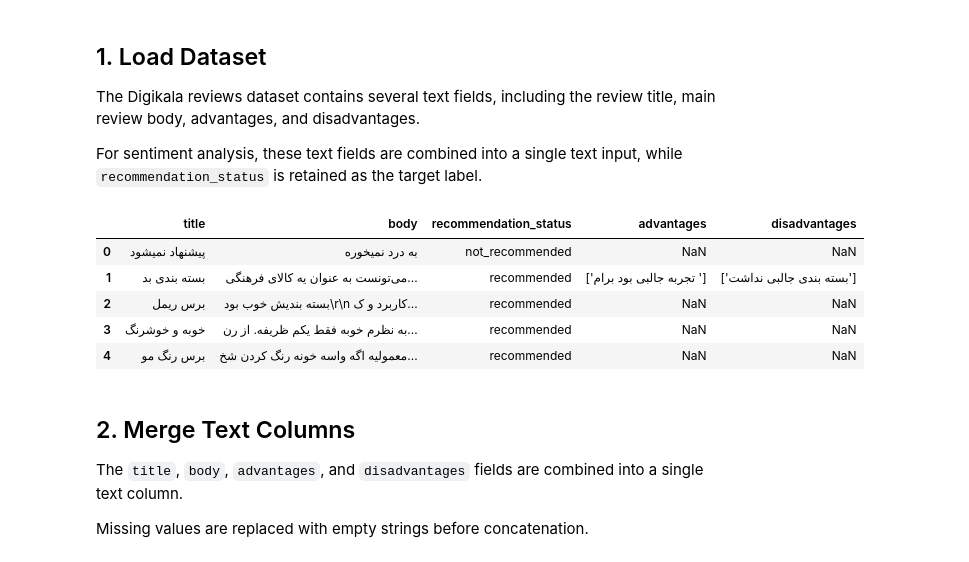
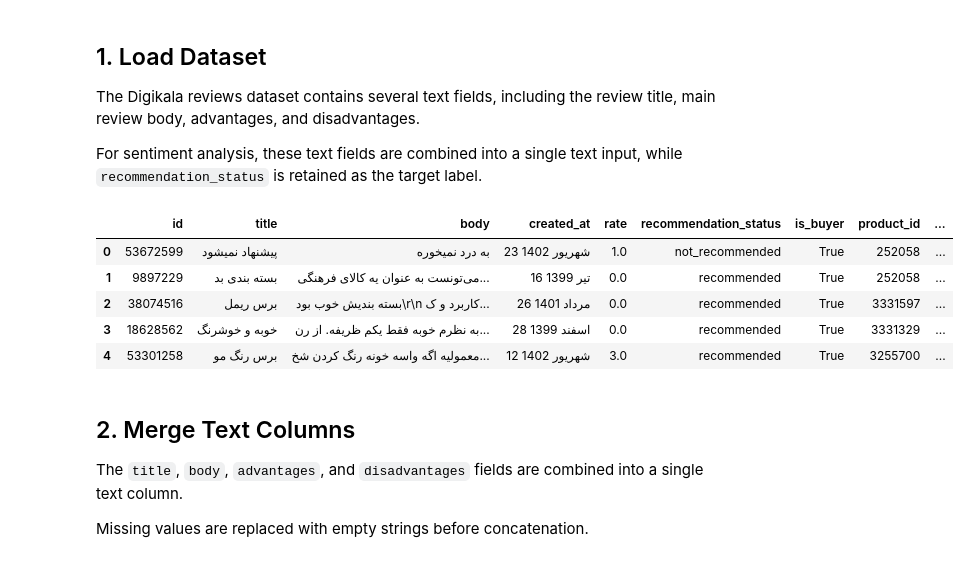
Before and after one commit to nadiyashafie/Sentiment-Analysis-Digikala, a Jupyter notebook: notebooks/02_preprocessing.ipynb, the cells around one changed output. Saved outputs shown, nothing was run; the diff lists cells and outputs as text; code cells hidden in the pictures.

```diff
--- a/notebooks/02_preprocessing.ipynb
+++ b/notebooks/02_preprocessing.ipynb
@@ -25,14 +25,13 @@ For sentiment analysis, these text fields are combined into a single text input,
 # %%
 pd.set_option('display.max_colwidth', None)
 file_path = "../data/digikala-comments.csv"
 
-target_df = pd.read_csv(file_path, usecols=['title','body','advantages','disadvantages','recommendation_status'])
-
-target_df.head()
+df = pd.read_csv(file_path, encoding="utf-8")
+df.head()
 # %% [output]
-|  | title | body | recommendation_status | advantages | disadvantages |
-| 0 | پیشنهاد نمیشود | به درد نمیخوره | not_recommended | NaN | NaN |
-| 1 | بسته بندی بد | می‌تونست به عنوان یه کالای فرهنگی... | recommended | ['تجربه جالبی بود برام '] | ['بسته بندی جالبی نداشت'] |
-| 2 | برس ریمل | بسته بندیش خوب بود\r\n کاربرد و ک... | recommended | NaN | NaN |
-| 3 | خوبه و خوشرنگ | به نظرم خوبه فقط یکم ظریفه. از رن... | recommended | NaN | NaN |
-| 4 | برس رنگ مو | معمولیه اگه واسه خونه رنگ کردن شخ... | recommended | NaN | NaN |
+|  | id | title | body | created_at | rate | recommendation_status | is_buyer | product_id | ... |
+| 0 | 53672599 | پیشنهاد نمیشود | به درد نمیخوره | 23 شهریور 1402 | 1.0 | not_recommended | True | 252058 | ... |
+| 1 | 9897229 | بسته بندی بد | می‌تونست به عنوان یه کالای فرهنگی... | 16 تیر 1399 | 0.0 | recommended | True | 252058 | ... |
+| 2 | 38074516 | برس ریمل | بسته بندیش خوب بود\r\n کاربرد و ک... | 26 مرداد 1401 | 0.0 | recommended | True | 3331597 | ... |
+| 3 | 18628562 | خوبه و خوشرنگ | به نظرم خوبه فقط یکم ظریفه. از رن... | 28 اسفند 1399 | 0.0 | recommended | True | 3331329 | ... |
+| 4 | 53301258 | برس رنگ مو | معمولیه اگه واسه خونه رنگ کردن شخ... | 12 شهریور 1402 | 3.0 | recommended | True | 3255700 | ... |
```
Also changed, not shown: parts of 10 cells of this notebook.
